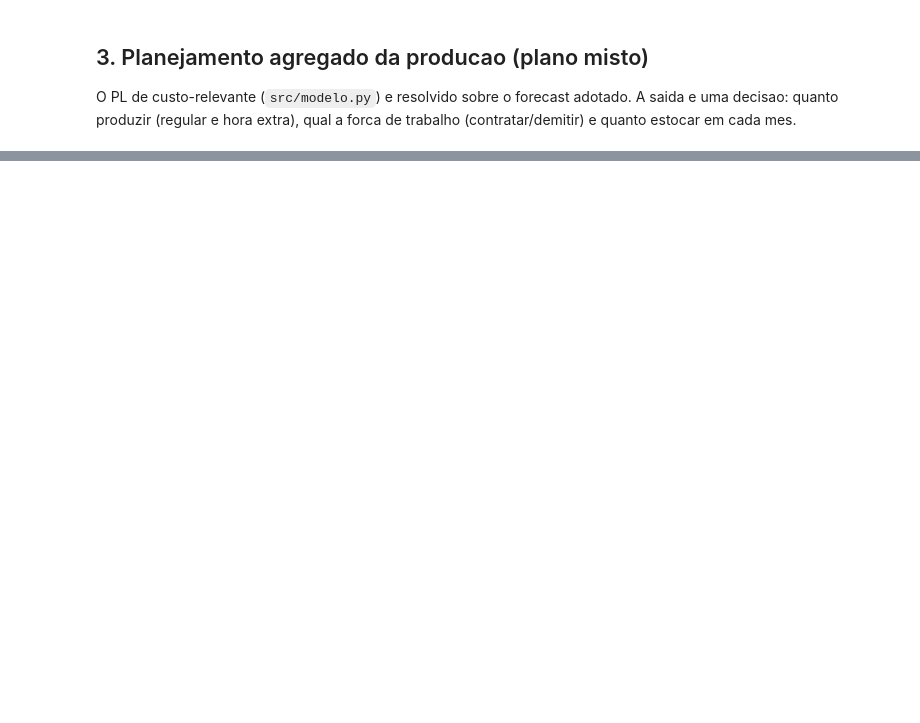
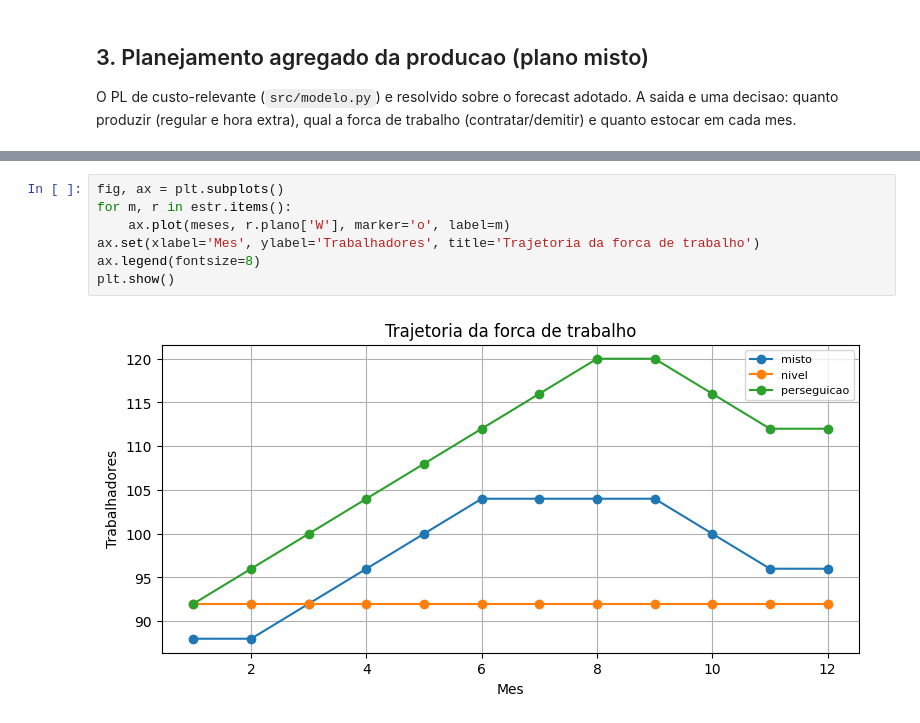
Before and after one commit to tiagondim-cpu/projeto-final-pcp, a Jupyter notebook: notebooks/projeto_pcp.ipynb, the cells around one changed output, grey strips where cells are left out. Drawn from its saved outputs; the diff is of its cells as text; blank space fills up the shorter version.

```diff
--- a/notebooks/projeto_pcp.ipynb
+++ b/notebooks/projeto_pcp.ipynb
@@ -311,0 +297,9 @@ DECISAO (preliminar): adotar o plano MISTO (R$ 4,915,334).
+# %%
+fig, ax = plt.subplots()
+for m, r in estr.items():
+    ax.plot(meses, r.plano['W'], marker='o', label=m)
+ax.set(xlabel='Mes', ylabel='Trabalhadores', title='Trajetoria da forca de trabalho')
+ax.legend(fontsize=8)
+plt.show()
+# %% [output]
+[figure, added]
```
Also changed, not shown: parts of 27 cells of this notebook, 2 other files.
